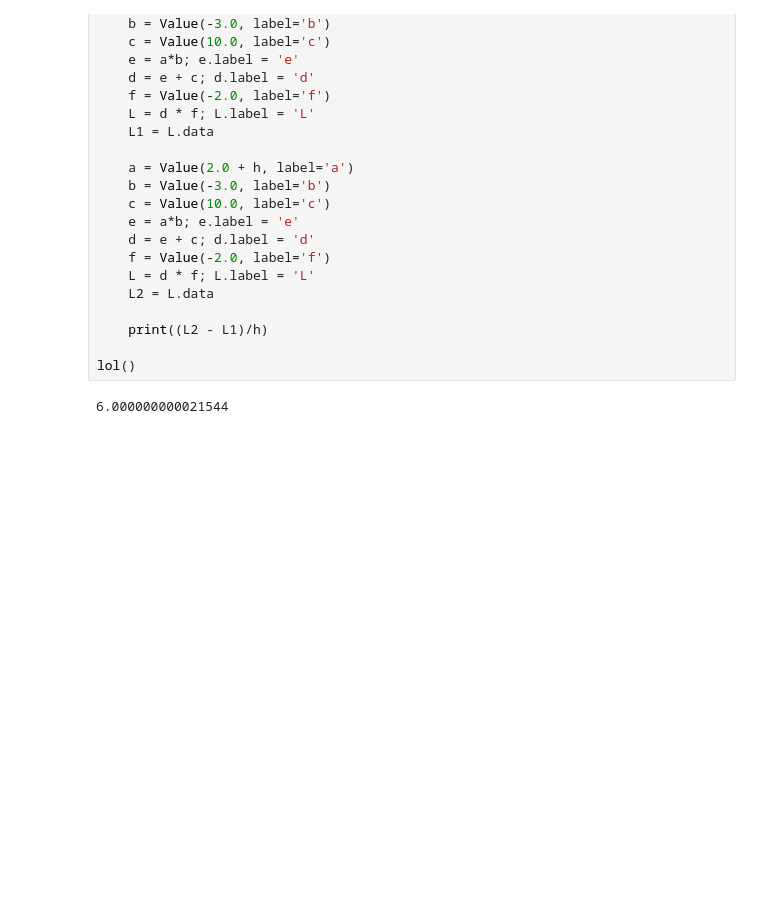
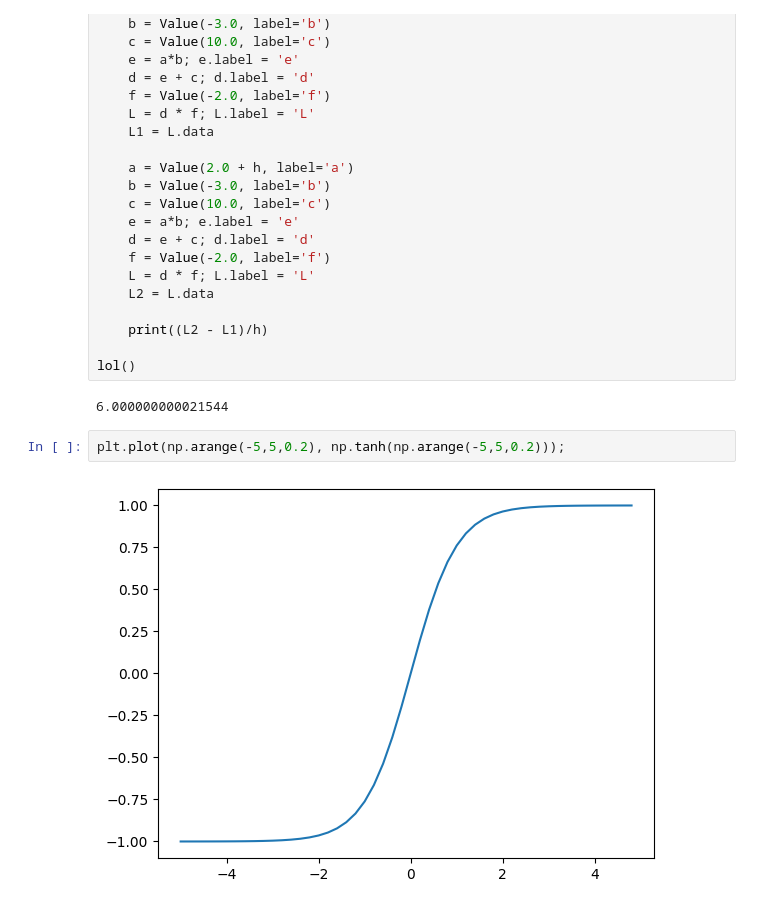
Before and after one commit to KaveeshwaraBandara/deep-learning-from-scratch, a Jupyter notebook: learn.ipynb, the cells around one changed output. Saved outputs shown, nothing was run; the diff lists cells and outputs as text; blank space fills up the shorter version.

```diff
--- a/learn.ipynb
+++ b/learn.ipynb
@@ -173,3 +238,7 @@ def lol():
 lol()
 # %% [output]
 6.000000000021544
+# %%
+plt.plot(np.arange(-5,5,0.2), np.tanh(np.arange(-5,5,0.2)));
+# %% [output]
+[figure, added]
```
Also changed, not shown: parts of 12 cells of this notebook.
